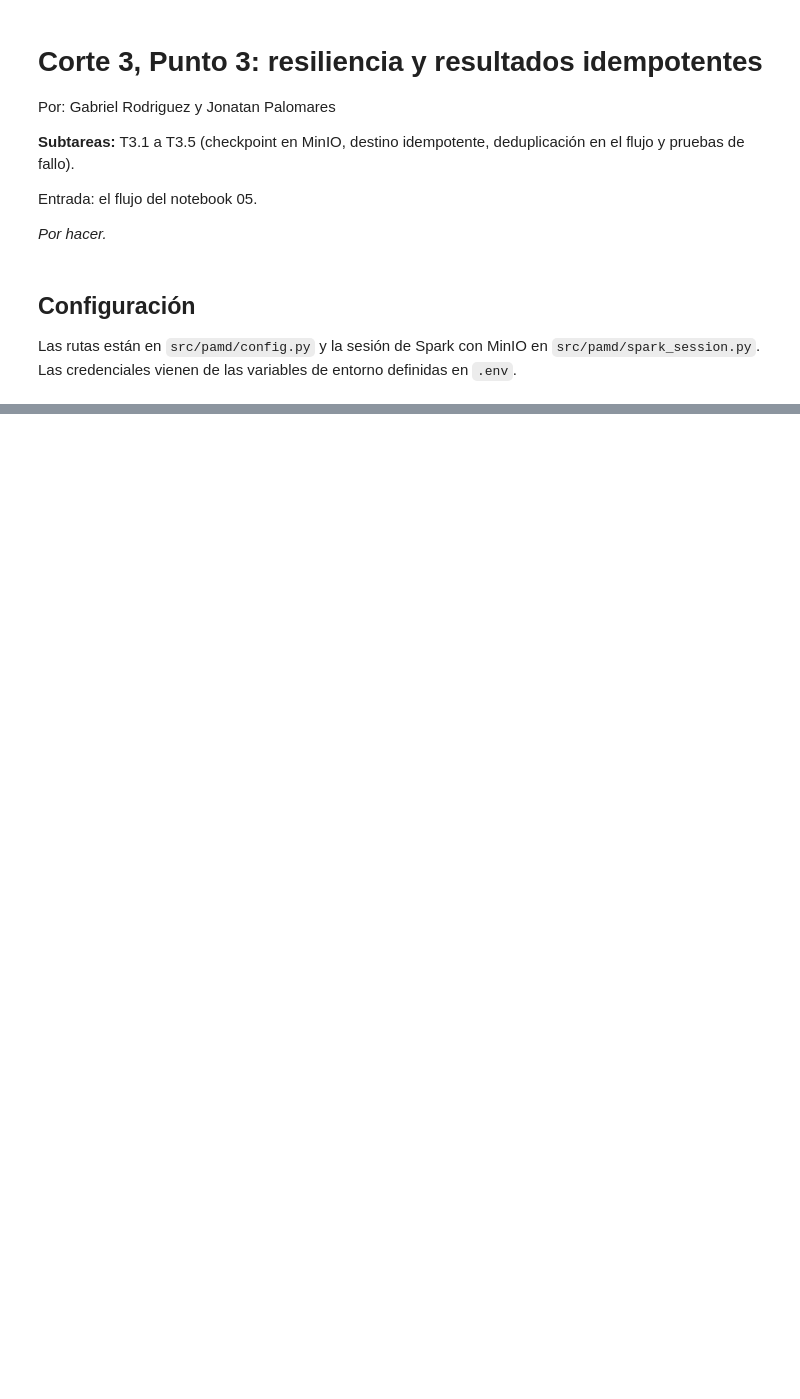
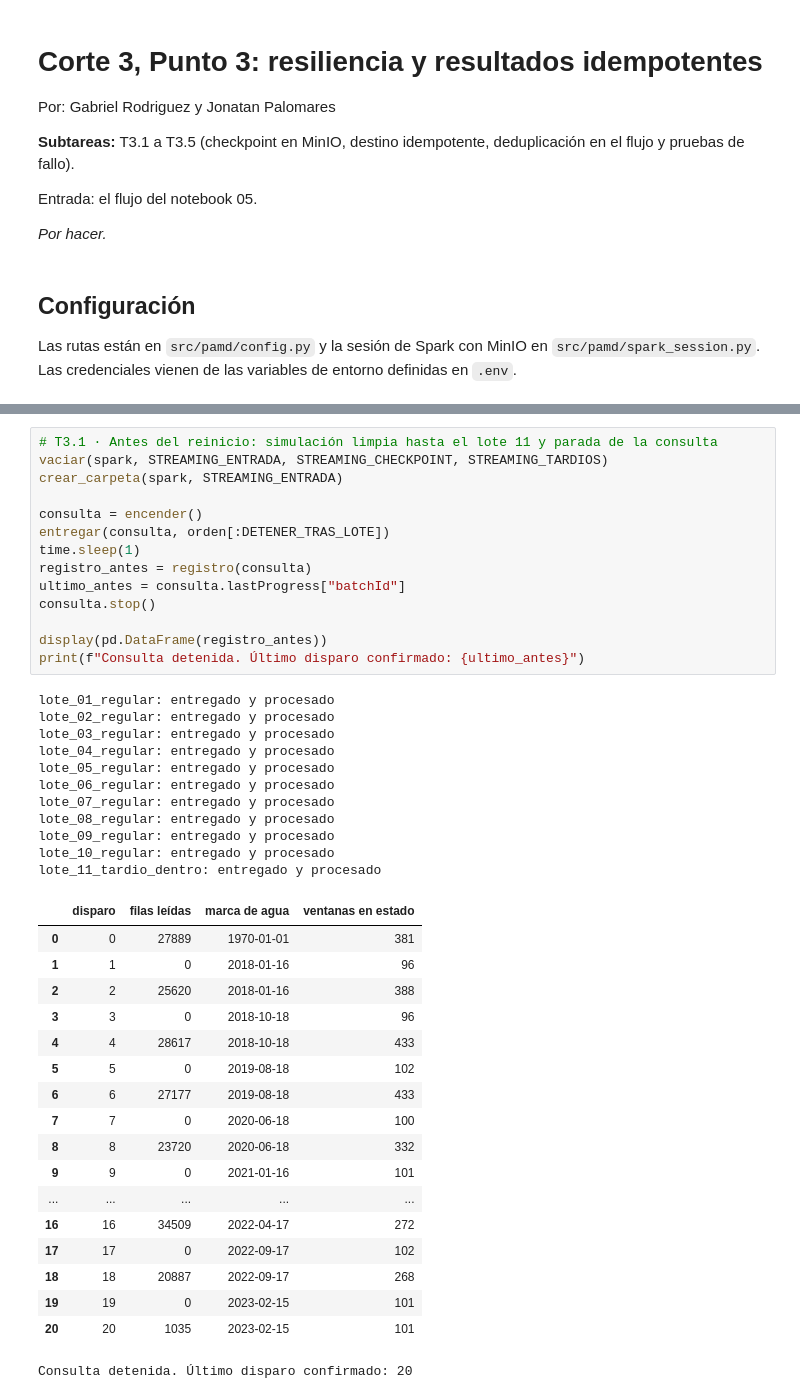
Before and after one commit to PalomaresJonatan13/pamd-secop, a Jupyter notebook: notebooks/06_corte3_resiliencia_idempotencia.ipynb, the cells around one changed output, grey strips where cells are left out. Drawn from its saved outputs; the diff is of its cells as text; blank space fills up the shorter version.

```diff
--- a/notebooks/06_corte3_resiliencia_idempotencia.ipynb
+++ b/notebooks/06_corte3_resiliencia_idempotencia.ipynb
@@ -44,0 +108,44 @@ spark = get_spark()
+# %%
+# T3.1 · Antes del reinicio: simulación limpia hasta el lote 11 y parada de la consulta
+vaciar(spark, STREAMING_ENTRADA, STREAMING_CHECKPOINT, STREAMING_TARDIOS)
+crear_carpeta(spark, STREAMING_ENTRADA)
+
+consulta = encender()
+entregar(consulta, orden[:DETENER_TRAS_LOTE])
+time.sleep(1)
+registro_antes = registro(consulta)
+ultimo_antes = consulta.lastProgress["batchId"]
+consulta.stop()
+
+display(pd.DataFrame(registro_antes))
+print(f"Consulta detenida. Último disparo confirmado: {ultimo_antes}")
+# %% [output]
+lote_01_regular: entregado y procesado
+lote_02_regular: entregado y procesado
+lote_03_regular: entregado y procesado
+lote_04_regular: entregado y procesado
+lote_05_regular: entregado y procesado
+lote_06_regular: entregado y procesado
+lote_07_regular: entregado y procesado
+lote_08_regular: entregado y procesado
+lote_09_regular: entregado y procesado
+lote_10_regular: entregado y procesado
+lote_11_tardio_dentro: entregado y procesado
+|  | disparo | filas leídas | marca de agua | ventanas en estado |
+| 0 | 0 | 27889 | 1970-01-01 | 381 |
+| 1 | 1 | 0 | 2018-01-16 | 96 |
+| 2 | 2 | 25620 | 2018-01-16 | 388 |
+| 3 | 3 | 0 | 2018-10-18 | 96 |
+| 4 | 4 | 28617 | 2018-10-18 | 433 |
+| 5 | 5 | 0 | 2019-08-18 | 102 |
+| 6 | 6 | 27177 | 2019-08-18 | 433 |
+| 7 | 7 | 0 | 2020-06-18 | 100 |
+| 8 | 8 | 23720 | 2020-06-18 | 332 |
+| 9 | 9 | 0 | 2021-01-16 | 101 |
+| ... | ... | ... | ... | ... |
+| 16 | 16 | 34509 | 2022-04-17 | 272 |
+| 17 | 17 | 0 | 2022-09-17 | 102 |
+| 18 | 18 | 20887 | 2022-09-17 | 268 |
+| 19 | 19 | 0 | 2023-02-15 | 101 |
+| 20 | 20 | 1035 | 2023-02-15 | 101 |
+Consulta detenida. Último disparo confirmado: 20
```
Also changed, not shown: parts of 12 cells of this notebook, 2 other files.
